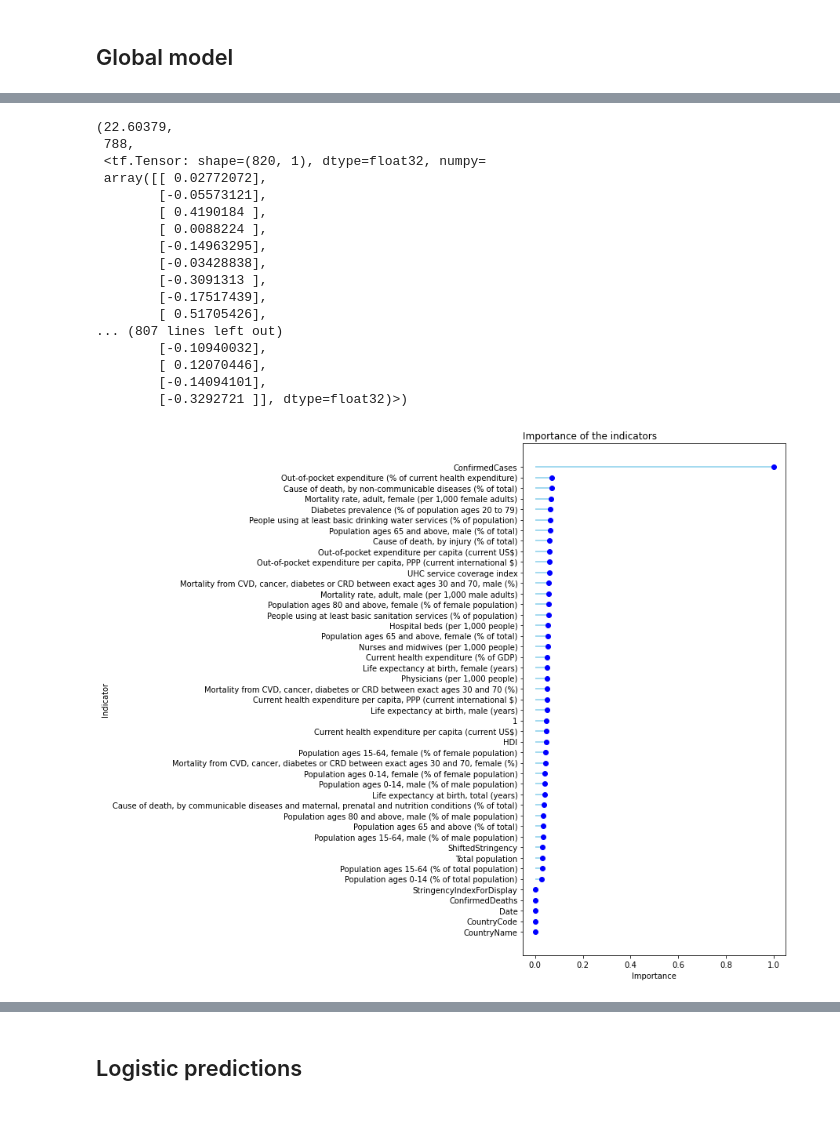
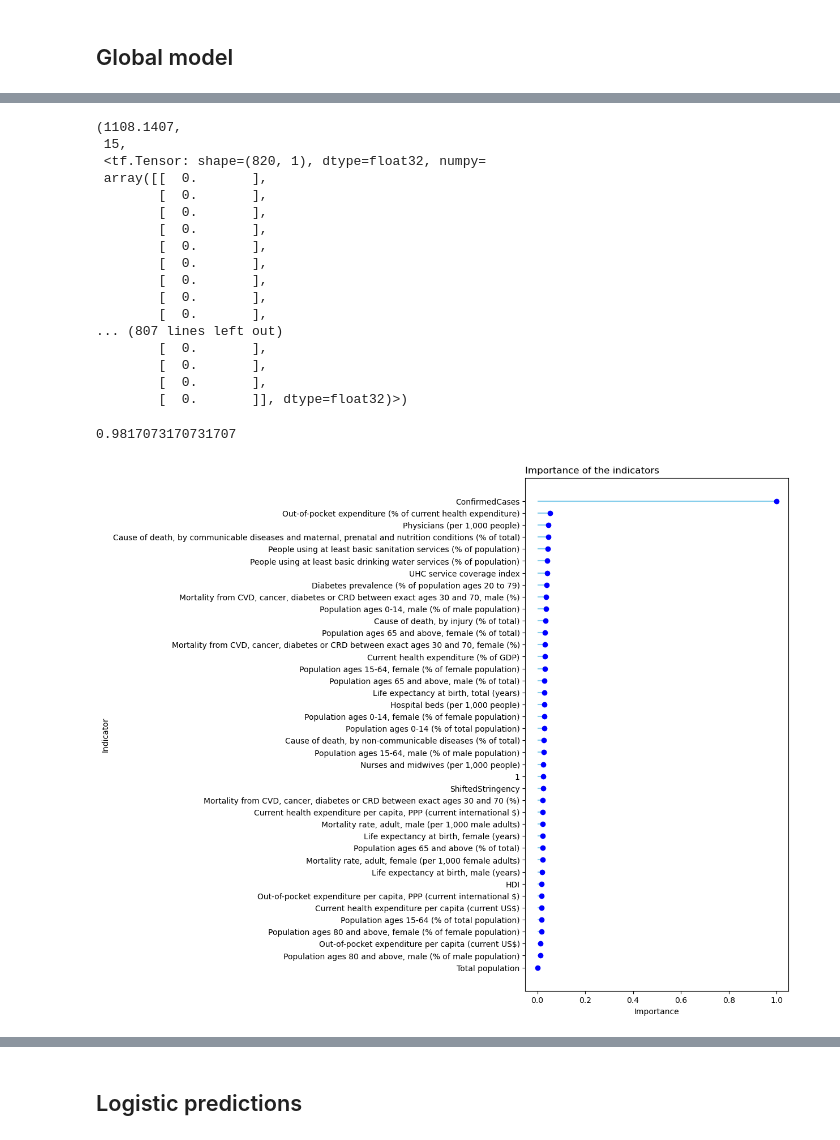
Before and after one commit to Kipre/EUDemographyCleaner, a Jupyter notebook: internship/covid.ipynb, the cells around one changed output, grey strips where cells are left out. Drawn from its saved outputs; the diff is of its cells as text; code cells hidden in the pictures.

```diff
--- a/internship/covid.ipynb
+++ b/internship/covid.ipynb
@@ -351,7 +345,7 @@ def smape(A, F):
     return 1/len(A) * np.sum(2 * np.abs(F - A) / (np.abs(A) + np.abs(F)))
 
 
-cutoffs = np.logspace(-4, -0.5, num=40)
+cutoffs = np.logspace(-4, 1, num=40)
 sparsity = []
 mses = []
 test_mses = []
@@ -378,15 +372,16 @@ for k in tqdm(cutoffs, ncols=50):
     if current_smape <= best_weights['smape'][1]:
         best_weights['smape'] = weights, current_smape, k
 
-fig, ax1 = plt.subplots()
+fig, ax1 = plt.subplots(dpi=100)
 
 color = 'tab:red'
 ax1.set_xlabel('Cutoff value')
 ax1.set_ylabel('Mean squared error', color=color)
+ax1.tick_params(axis='y', labelcolor=color)
 ax1.set_xscale('log')
 ax1.set_yscale('log')
 ax1.plot(cutoffs, mses, color=color, label='train mse')
-ax1.plot(cutoffs, test_mses, color='tab:green', label='test mse')
+ax1.plot(cutoffs, test_mses, 'r--', label='test mse')
 ax1.tick_params(axis='y')
 
 handles, labels = ax1.get_legend_handles_labels()
@@ -395,7 +390,7 @@ ax2 = ax1.twinx()  # instantiate a second axes that shares the same x-axis
 
 color = 'tab:blue'
 ax2.set_ylabel('Sparsity', color=color)  # we already handled the x-label with ax1
-ax2.plot(cutoffs, smapes, color='tab:purple', label='test smape')
+# ax2.plot(cutoffs, smapes, color='tab:purple', label='test smape')
 ax2.plot(cutoffs, sparsity, color=color, label='sparsity')
 ax2.set_xscale('log')
 ax2.tick_params(axis='y', labelcolor=color)
@@ -406,5 +401,6 @@ labels += labels2
 fig.legend(handles, labels, loc='upper left')
 
 fig.tight_layout()  # otherwise the right y-label is slightly clipped
-plt.show()
+plt.plot()
+# plt.savefig('sparsity_vs_mse.png', dpi=100)
 # %% [output]
@@ -412,10 +425,10 @@ plt.show()
 # %%
-weights, _ = sparse_regression(X.values, m2[poly_args['predicted_variables']].values, cutoff=2e-3)
-integration_args['weights'] = weights
+# weights, _ = sparse_regression(X.values, m2[poly_args['predicted_variables']].values, cutoff=2e-3)
+# integration_args['weights'] = weights
 
-# integration_args['weights'] = best_weights['smape'][0]
+integration_args['weights'] = best_weights['test_mse'][0]
 
-# weights = integration_args['weights']
+weights = integration_args['weights']
 
 
 mse = ((tf.matmul(tf.cast(X.values, dtype=tf.float32), weights) - m2[poly_args['predicted_variables']].values)**2).numpy().mean()
@@ -424,23 +437,27 @@ mse, (weights.numpy() != 0).sum(), weights
 
 # show_weights(weights, derivative=False)
 # %% [output]
-(22.60379,
- 788,
+(1108.1407,
+ 15,
  <tf.Tensor: shape=(820, 1), dtype=float32, numpy=
- array([[ 0.02772072],
-        [-0.05573121],
-        [ 0.4190184 ],
-        [ 0.0088224 ],
-        [-0.14963295],
-        [-0.03428838],
-        [-0.3091313 ],
-        [-0.17517439],
-        [ 0.51705426],
+ array([[  0.       ],
+        [  0.       ],
+        [  0.       ],
+        [  0.       ],
+        [  0.       ],
+        [  0.       ],
+        [  0.       ],
+        [  0.       ],
+        [  0.       ],
 ... (807 lines left out)
-        [-0.10940032],
-        [ 0.12070446],
-        [-0.14094101],
-        [-0.3292721 ]], dtype=float32)>)
+        [  0.       ],
+        [  0.       ],
+        [  0.       ],
+        [  0.       ]], dtype=float32)>)
+# %%
+1 - 15/820
+# %% [output]
+0.9817073170731707
 # %%
 coefficients = [a.split('*') for a in X.columns]
 masses = []
@@ -450,39 +467,40 @@ plot_weights = weights
 
 for indicator in m1.columns:
     weight = 0
     for coefs, w in zip(coefficients, plot_weights):
         if indicator in coefs:
             weight += abs(w.numpy()[0])
-    masses.append(weight)
-    if indicator in indicators_description.keys():
-        indics.append(indicators_description[indicator])
-    else:
-        indics.append(indicator)
+    if weight != 0:
+        masses.append(weight)
+        if indicator in indicators_description.keys():
+            indics.append(indicators_description[indicator])
+        else:
+            indics.append(indicator)
 
 masses = np.array(masses)
 
-plt.figure(figsize=(6, 12))
+plt.figure(figsize=(6, len(masses)*0.3), dpi=100)
 # Create a dataframe
-df = pd.DataFrame({'group':indics, 'codes': m1.columns, 'values':masses})
+df = pd.DataFrame({'group':indics, 'values':masses})
 df['values'] = (df['values']-df['values'].min())/(df['values'].max()-df['values'].min()) # normalization
 
 
 ordered_df = df.sort_values(by='values')
 ordered_df
 my_range=range(1,len(df.index)+1)
 
 # The vertival plot is made using the hline function
 # I load the seaborn library only to benefit the nice looking feature
 import seaborn as sns
 plt.hlines(y=my_range, xmin=0, xmax=ordered_df['values'], color='skyblue')
 plt.plot(ordered_df['values'], my_range, "o", color='blue')
 
 # Add titles and axis names
 plt.yticks(my_range, ordered_df['group'])
 plt.title("Importance of the indicators", loc='left')
 plt.xlabel('Importance')
 plt.ylabel('Indicator')
-plt.savefig('reports/importances.png')
+plt.savefig('reports/importances_train.png', dpi=100, bbox_inches = 'tight')
 plt.show()
 # %% [output]
-[figure, old version]
+[figure, new version]
```
Also changed, not shown: parts of 14 cells of this notebook, 31 other files.
